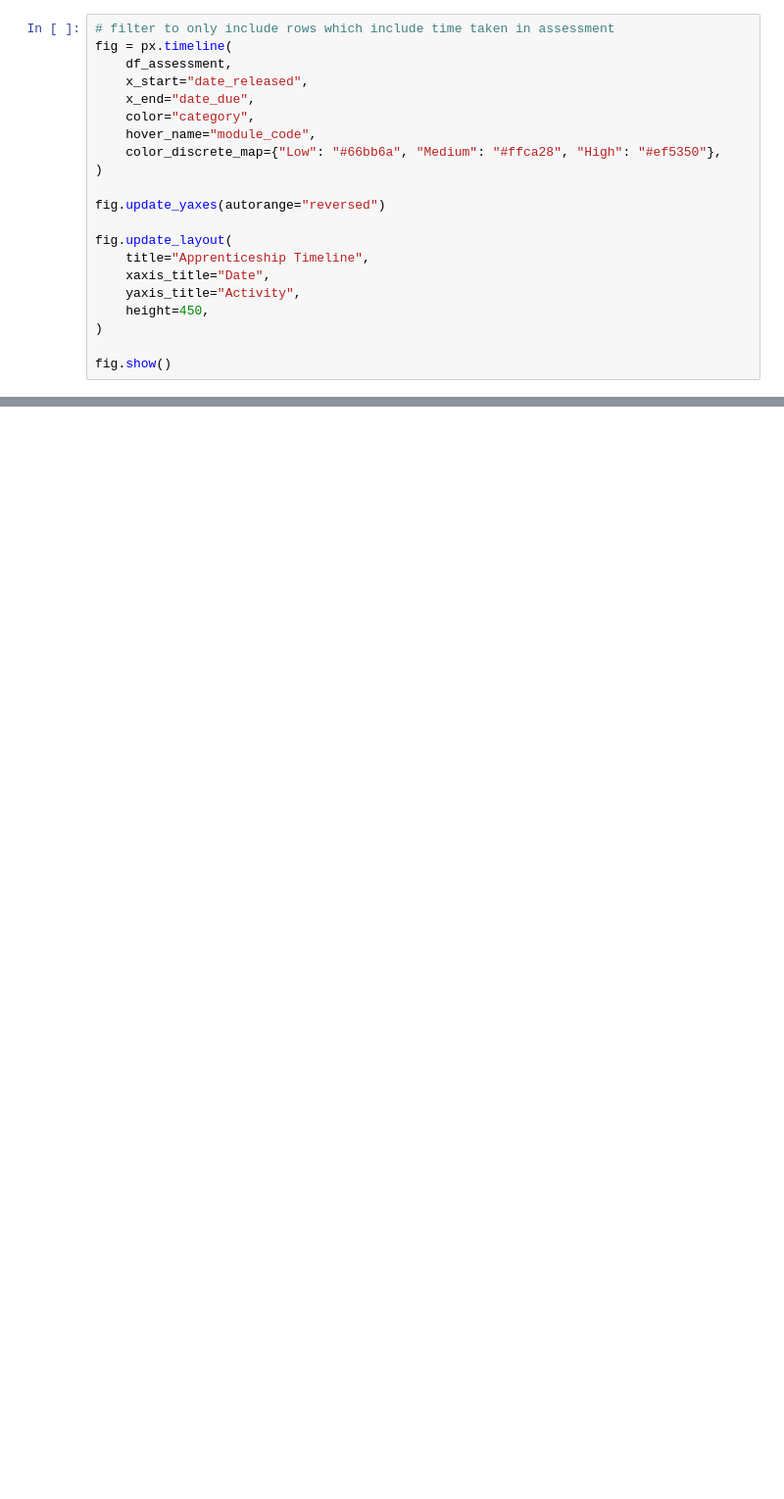
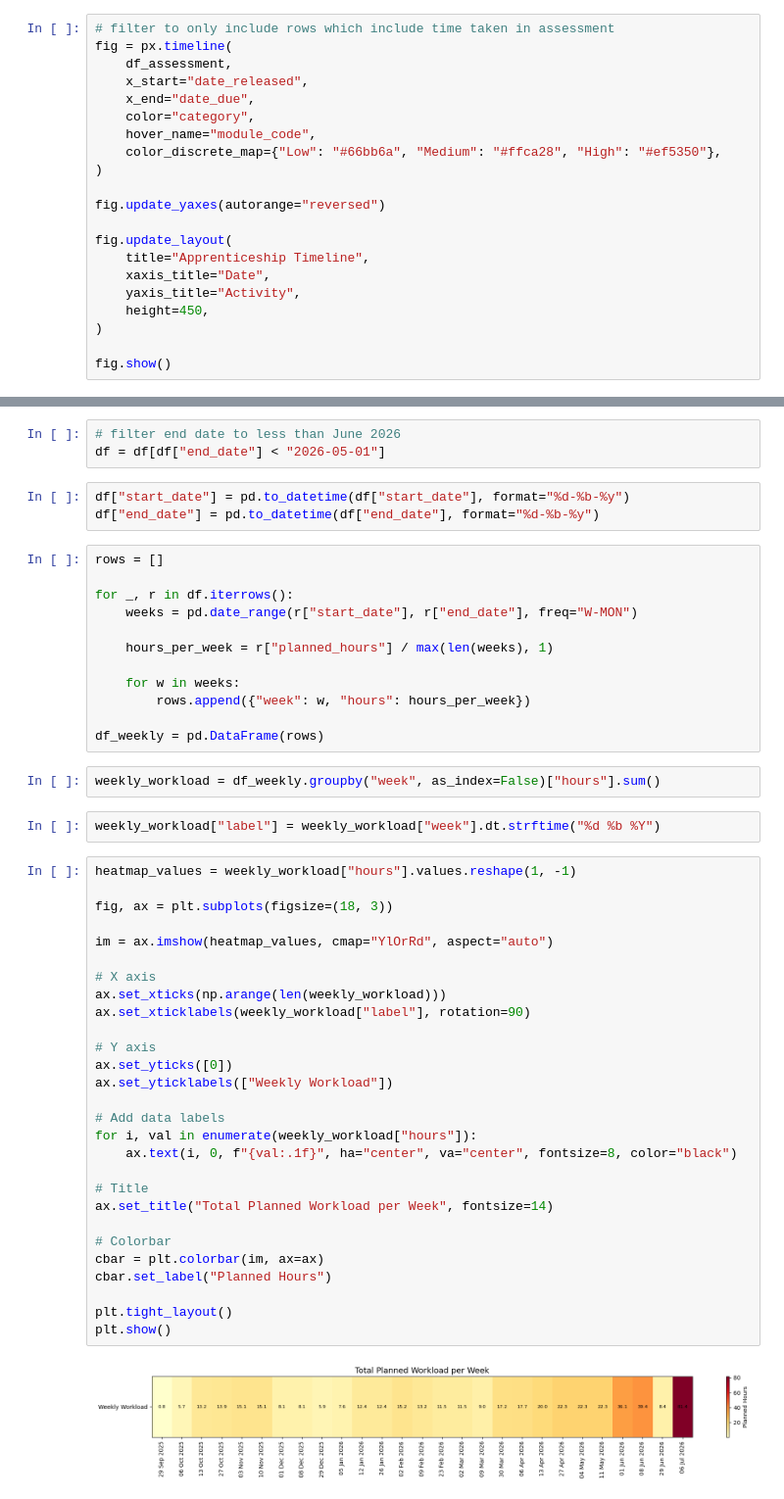
Before and after one commit to UoN-CS/2HOT2Hack, a Jupyter notebook: heatmap.ipynb, the cells around one changed output, grey strips where cells are left out. Shown at 98% size. Cells and saved outputs as stored; diff of their text form; blank space fills up the shorter version.

```diff
--- a/heatmap.ipynb
+++ b/heatmap.ipynb
@@ -64,0 +154,52 @@ fig.show()
+# %%
+# filter end date to less than June 2026
+df = df[df["end_date"] < "2026-05-01"]
+# %%
+df["start_date"] = pd.to_datetime(df["start_date"], format="%d-%b-%y")
+df["end_date"] = pd.to_datetime(df["end_date"], format="%d-%b-%y")
+# %%
+rows = []
+
+for _, r in df.iterrows():
+    weeks = pd.date_range(r["start_date"], r["end_date"], freq="W-MON")
+
+    hours_per_week = r["planned_hours"] / max(len(weeks), 1)
+
+    for w in weeks:
+        rows.append({"week": w, "hours": hours_per_week})
+
+df_weekly = pd.DataFrame(rows)
+# %%
+weekly_workload = df_weekly.groupby("week", as_index=False)["hours"].sum()
+# %%
+weekly_workload["label"] = weekly_workload["week"].dt.strftime("%d %b %Y")
+# %%
+heatmap_values = weekly_workload["hours"].values.reshape(1, -1)
+
+fig, ax = plt.subplots(figsize=(18, 3))
+
+im = ax.imshow(heatmap_values, cmap="YlOrRd", aspect="auto")
+
+# X axis
+ax.set_xticks(np.arange(len(weekly_workload)))
+ax.set_xticklabels(weekly_workload["label"], rotation=90)
+
+# Y axis
+ax.set_yticks([0])
+ax.set_yticklabels(["Weekly Workload"])
+
+# Add data labels
+for i, val in enumerate(weekly_workload["hours"]):
+    ax.text(i, 0, f"{val:.1f}", ha="center", va="center", fontsize=8, color="black")
+
+# Title
+ax.set_title("Total Planned Workload per Week", fontsize=14)
+
+# Colorbar
+cbar = plt.colorbar(im, ax=ax)
+cbar.set_label("Planned Hours")
+
+plt.tight_layout()
+plt.show()
+# %% [output]
+[figure, added]
```
Also changed, not shown: parts of 5 cells of this notebook.
